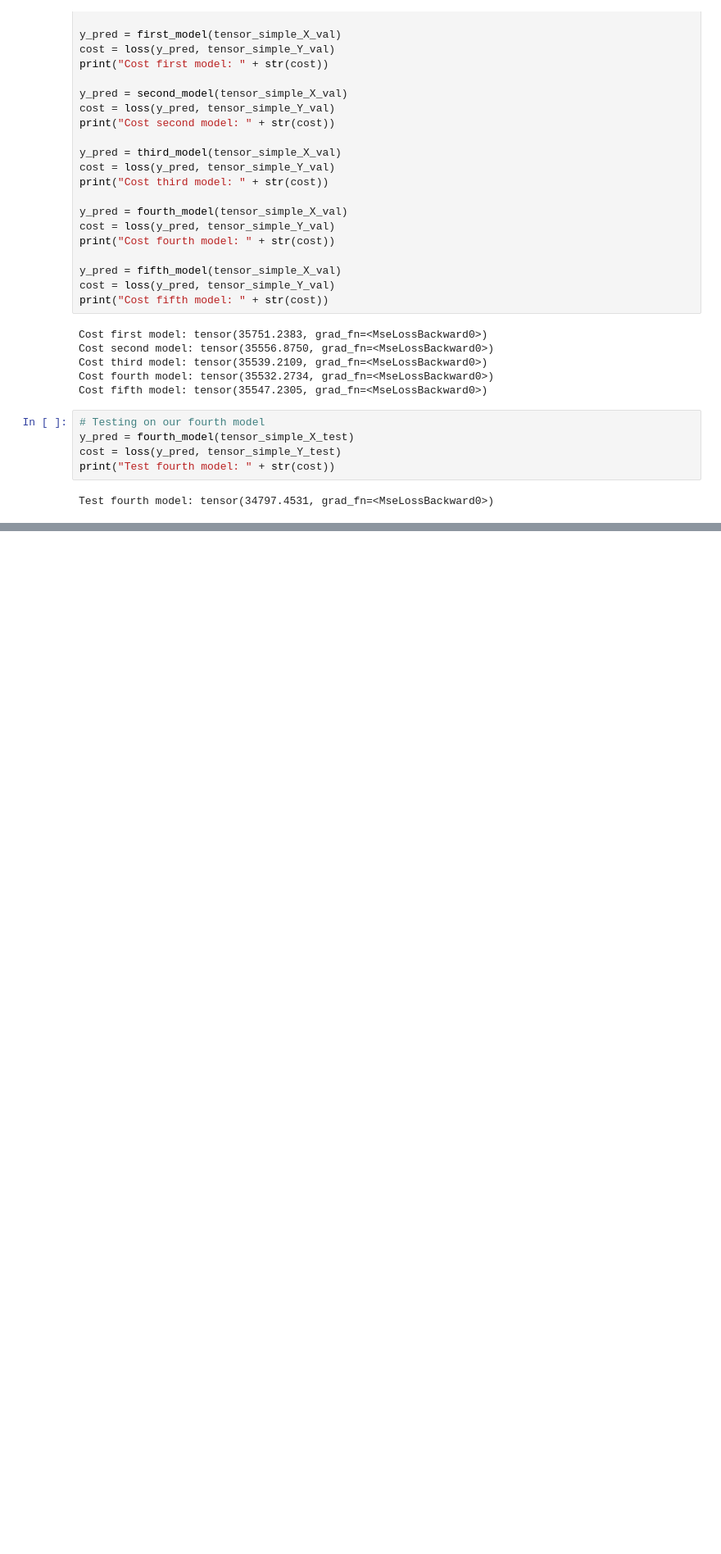
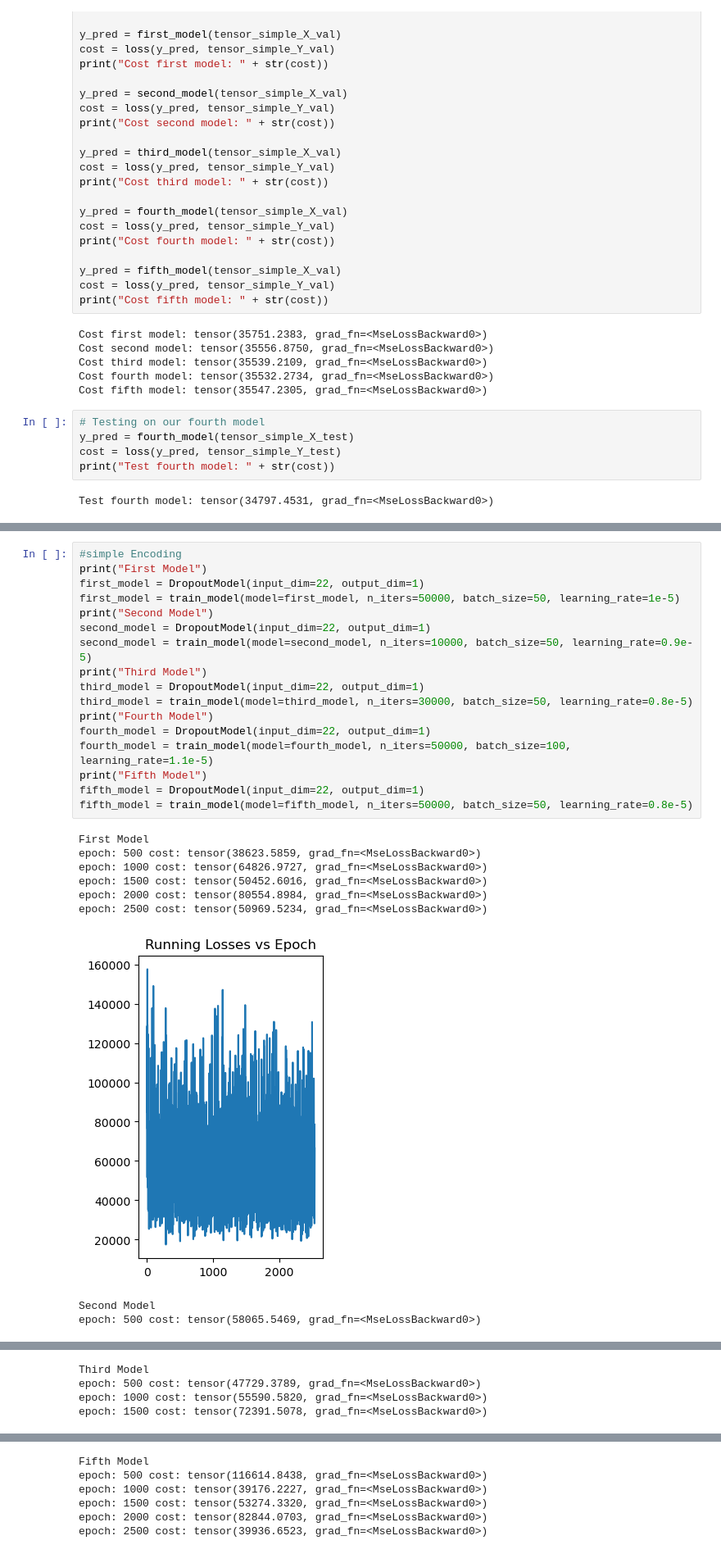
Before and after one commit to LimitedHype/DS4400-Project, a Jupyter notebook: src/deep_learning/neural_network_simple_encoding.ipynb, the cells around one changed output, grey strips where cells are left out. Shown at 82% size. Saved outputs shown, nothing was run; the diff lists cells and outputs as text; blank space fills up the shorter version.

```diff
--- a/src/deep_learning/neural_network_simple_encoding.ipynb
+++ b/src/deep_learning/neural_network_simple_encoding.ipynb
@@ -289,0 +322,27 @@ Test fourth model: tensor(34797.4531, grad_fn=<MseLossBackward0>)
+# %%
+#simple Encoding
+print("First Model")
+first_model = DropoutModel(input_dim=22, output_dim=1)
+first_model = train_model(model=first_model, n_iters=50000, batch_size=50, learning_rate=1e-5)
+print("Second Model")
+second_model = DropoutModel(input_dim=22, output_dim=1)
+second_model = train_model(model=second_model, n_iters=10000, batch_size=50, learning_rate=0.9e-5)
+print("Third Model")
+third_model = DropoutModel(input_dim=22, output_dim=1)
+third_model = train_model(model=third_model, n_iters=30000, batch_size=50, learning_rate=0.8e-5)
+print("Fourth Model")
+fourth_model = DropoutModel(input_dim=22, output_dim=1)
+fourth_model = train_model(model=fourth_model, n_iters=50000, batch_size=100, learning_rate=1.1e-5)
+print("Fifth Model")
+fifth_model = DropoutModel(input_dim=22, output_dim=1)
+fifth_model = train_model(model=fifth_model, n_iters=50000, batch_size=50, learning_rate=0.8e-5)
+# %% [output]
+First Model
+epoch: 500 cost: tensor(38623.5859, grad_fn=<MseLossBackward0>)
+epoch: 1000 cost: tensor(64826.9727, grad_fn=<MseLossBackward0>)
+epoch: 1500 cost: tensor(50452.6016, grad_fn=<MseLossBackward0>)
+epoch: 2000 cost: tensor(80554.8984, grad_fn=<MseLossBackward0>)
+epoch: 2500 cost: tensor(50969.5234, grad_fn=<MseLossBackward0>)
+[figure, added]
+Second Model
+epoch: 500 cost: tensor(58065.5469, grad_fn=<MseLossBackward0>)
@@ -289,0 +350,4 @@ Test fourth model: tensor(34797.4531, grad_fn=<MseLossBackward0>)
+Third Model
+epoch: 500 cost: tensor(47729.3789, grad_fn=<MseLossBackward0>)
+epoch: 1000 cost: tensor(55590.5820, grad_fn=<MseLossBackward0>)
+epoch: 1500 cost: tensor(72391.5078, grad_fn=<MseLossBackward0>)
@@ -289,0 +367,6 @@ Test fourth model: tensor(34797.4531, grad_fn=<MseLossBackward0>)
+Fifth Model
+epoch: 500 cost: tensor(116614.8438, grad_fn=<MseLossBackward0>)
+epoch: 1000 cost: tensor(39176.2227, grad_fn=<MseLossBackward0>)
+epoch: 1500 cost: tensor(53274.3320, grad_fn=<MseLossBackward0>)
+epoch: 2000 cost: tensor(82844.0703, grad_fn=<MseLossBackward0>)
+epoch: 2500 cost: tensor(39936.6523, grad_fn=<MseLossBackward0>)
```
Also changed, not shown: parts of 4 cells of this notebook, 1 other file.
